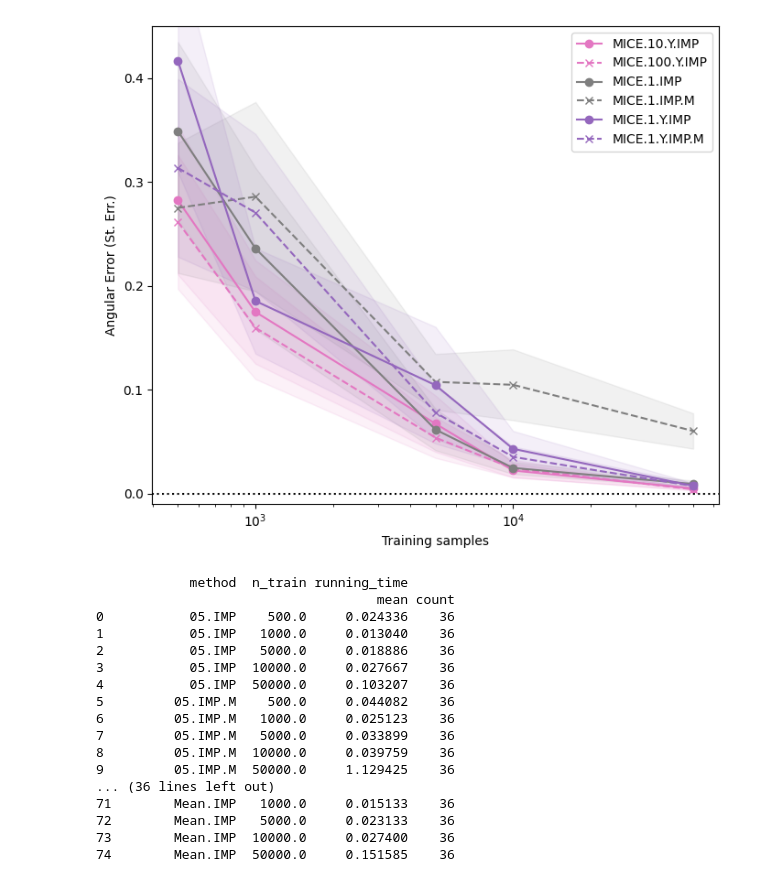
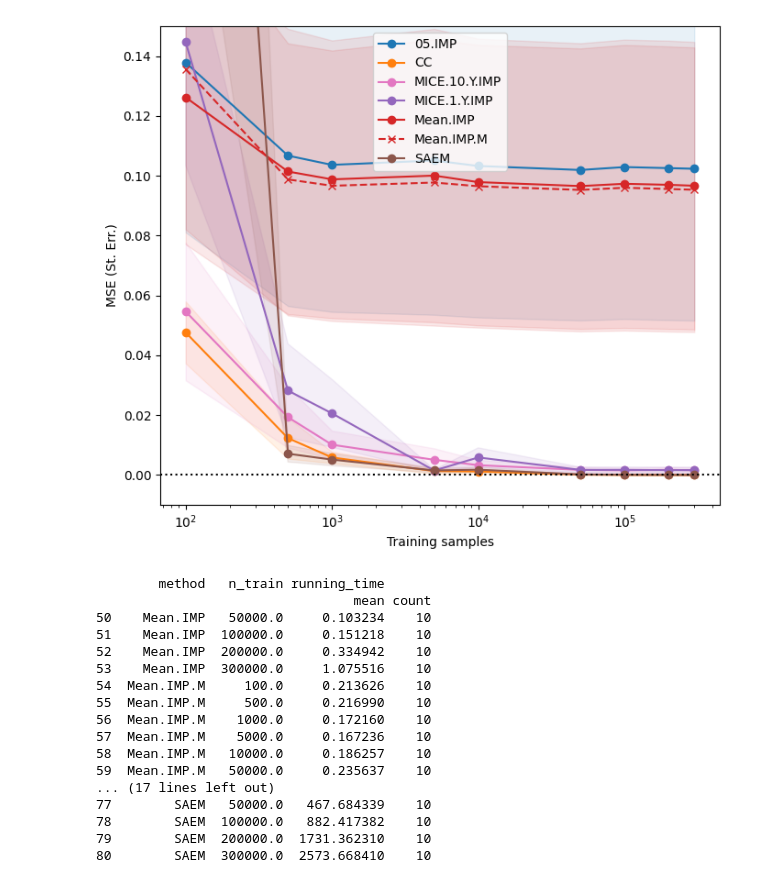
Before and after one commit to ChristopheMuller/logistic_with_NAs, a Jupyter notebook: 6_plot_beta_scores.ipynb, the cells around one changed output. Drawn from its saved outputs; the diff is of its cells as text; code cells hidden in the pictures.

```diff
--- a/6_plot_beta_scores.ipynb
+++ b/6_plot_beta_scores.ipynb
@@ -7,7 +7,7 @@ from utils import *
 from setups import uncertainties, methods_config, methods_no_beta_estimate, metrics_config, variable_config, uncertainties_config
 
 
-exp = "ExpA"
+exp = "ExpE"
 
 simulation_set_up = pd.read_csv(os.path.join("data", exp, "simulation_set_up.csv"))
 
@@ -90,63 +90,63 @@ def plot_beta_scores_subplots(
             ax.set_yscale("log")
 
 
     plt.tight_layout()
     if save is not None:
         plt.savefig(save)
 
     plt.show()
 
 
-# remove_methods=["MICE.IMP", "MICE.M.IMP",  "MICE.M.IMP", "05.IMP.M", "MICE.Y.M.IMP"]
-remove_methods = None
+remove_methods=["MICE.IMP", "MICE.M.IMP",  "MICE.M.IMP", "05.IMP.M", "MICE.Y.M.IMP"]
+# remove_methods = None
 # select_methods = None
-# select_methods= ["05.IMP", "05.IMP.M", "Mean.IMP", "Mean.IMP.M", "PbP", "CC", "MICE.IMP", "MICE.M.IMP", "MICE.Y.IMP", "MICE.Y.M.IMP", "MICE.10.Y.IMP", "MICE.100.Y.IMP", "SAEM"]
-select_methods= ["MICE.IMP", "MICE.M.IMP",  "MICE.M.IMP", "MICE.Y.M.IMP", "MICE.Y.IMP", "MICE.10.Y.IMP", "MICE.100.Y.IMP"]
+select_methods= ["05.IMP", "05.IMP.M", "Mean.IMP", "Mean.IMP.M", "PbP", "CC", "MICE.IMP", "MICE.M.IMP", "MICE.Y.IMP", "MICE.Y.M.IMP", "MICE.10.Y.IMP", "MICE.100.Y.IMP", "SAEM", "PY.SAEM"]
+# select_methods= ["MICE.IMP", "MICE.M.IMP",  "MICE.M.IMP", "MICE.Y.M.IMP", "MICE.Y.IMP", "MICE.10.Y.IMP", "MICE.100.Y.IMP"]
 
 
-metric = "angular_error"
+metric = "mse_error"
 
 
 plot_beta_scores_subplots(
     simulation_set_up,
     metric = metric,
     variable="d",
 
-    max_y=0.45,
-    min_y =-0.01,
+    max_y=0.15,
+    # min_y =-0.00001,
 
     remove_methods=remove_methods,
     select_methods=select_methods,
 
     size_height=6,
     size_width=7,
 
-    # save="data/ExpA/figures/angular_MICE.pdf",
+    # save="data/ExpD/figures/mse_ALL.pdf",
 
 )
 # %% [output]
-[figure, old version]
+[figure, new version]
 # %%
 temp = simulation_set_up.groupby(["method","n_train"]).agg({"running_time": ["mean","count"]})
 temp = temp.reset_index()
 # method not in "remove_methods"
 temp = temp[temp["method"].isin(select_methods)]
-print(temp[:50])
+print(temp[50:])
 # %% [output]
-            method  n_train running_time
-                                    mean count
-0           05.IMP    500.0     0.024336    36
-1           05.IMP   1000.0     0.013040    36
-2           05.IMP   5000.0     0.018886    36
-3           05.IMP  10000.0     0.027667    36
-4           05.IMP  50000.0     0.103207    36
-5         05.IMP.M    500.0     0.044082    36
-6         05.IMP.M   1000.0     0.025123    36
-7         05.IMP.M   5000.0     0.033899    36
-8         05.IMP.M  10000.0     0.039759    36
-9         05.IMP.M  50000.0     1.129425    36
-... (36 lines left out)
-71        Mean.IMP   1000.0     0.015133    36
-72        Mean.IMP   5000.0     0.023133    36
-73        Mean.IMP  10000.0     0.027400    36
-74        Mean.IMP  50000.0     0.151585    36
+        method   n_train running_time
+                                 mean count
+50    Mean.IMP   50000.0     0.103234    10
+51    Mean.IMP  100000.0     0.151218    10
+52    Mean.IMP  200000.0     0.334942    10
+53    Mean.IMP  300000.0     1.075516    10
+54  Mean.IMP.M     100.0     0.213626    10
+55  Mean.IMP.M     500.0     0.216990    10
+56  Mean.IMP.M    1000.0     0.172160    10
+57  Mean.IMP.M    5000.0     0.167236    10
+58  Mean.IMP.M   10000.0     0.186257    10
+59  Mean.IMP.M   50000.0     0.235637    10
+... (17 lines left out)
+77        SAEM   50000.0   467.684339    10
+78        SAEM  100000.0   882.417382    10
+79        SAEM  200000.0  1731.362310    10
+80        SAEM  300000.0  2573.668410    10
```
Also changed, not shown: 7 other files.
